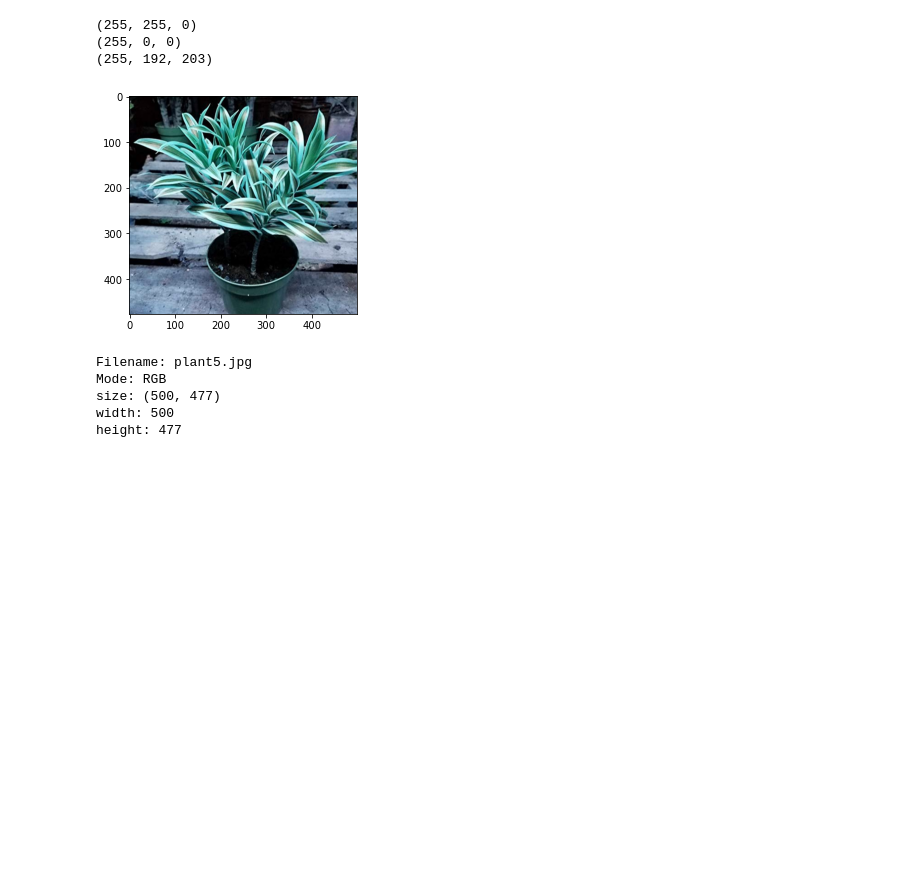
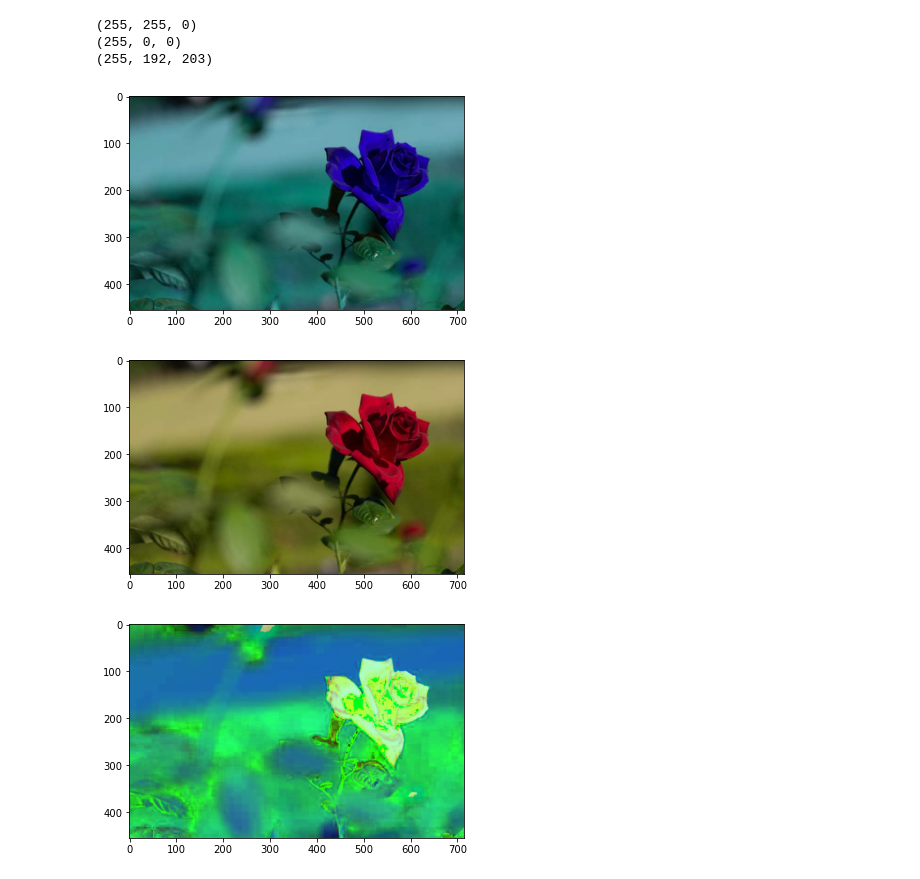
Before and after one commit to pratheekshabr/image-processing, a Jupyter notebook: prg1.ipynb, the cells around one changed output. Cells and saved outputs as stored; diff of their text form; code cells hidden in the pictures; blank space fills up the shorter version.

```diff
--- a/prg1.ipynb
+++ b/prg1.ipynb
@@ -48,28 +48,26 @@ img.show()
 # %%
 import cv2
 import matplotlib.pyplot as plt
 import numpy as np
-img=cv2.imread('plant5.jpg')
+img=cv2.imread('flowers.jpg')
 plt.imshow(img)
 plt.show()
 img=cv2.cvtColor(img,cv2.COLOR_BGR2RGB)
+plt.imshow(img)
 plt.show()
 img=cv2.cvtColor(img,cv2.COLOR_RGB2HSV)
+plt.imshow(img)
 plt.show()
 # %% [output]
-[figure, old version]
+[figure, new version]
+[figure, added]
+[figure, added]
 # %%
-from PIL  import Image
-image=Image.open('plant5.jpg')
+from PIL import Image
+image=Image.open('dog.jpg')
 print("Filename:",image.filename)
 print("Mode:",image.mode)
-print("size:",image.size)
-print("width:",image.width)
-print("height:",image.height)
+print("Size:",image.size)
+print("Width:",image.width)
+print("Height:",image.height)
 image.close()
-# %% [output]
-Filename: plant5.jpg
-Mode: RGB
-size: (500, 477)
-width: 500
-height: 477
```
Also changed, not shown: parts of 5 cells of this notebook, 20 other files.
